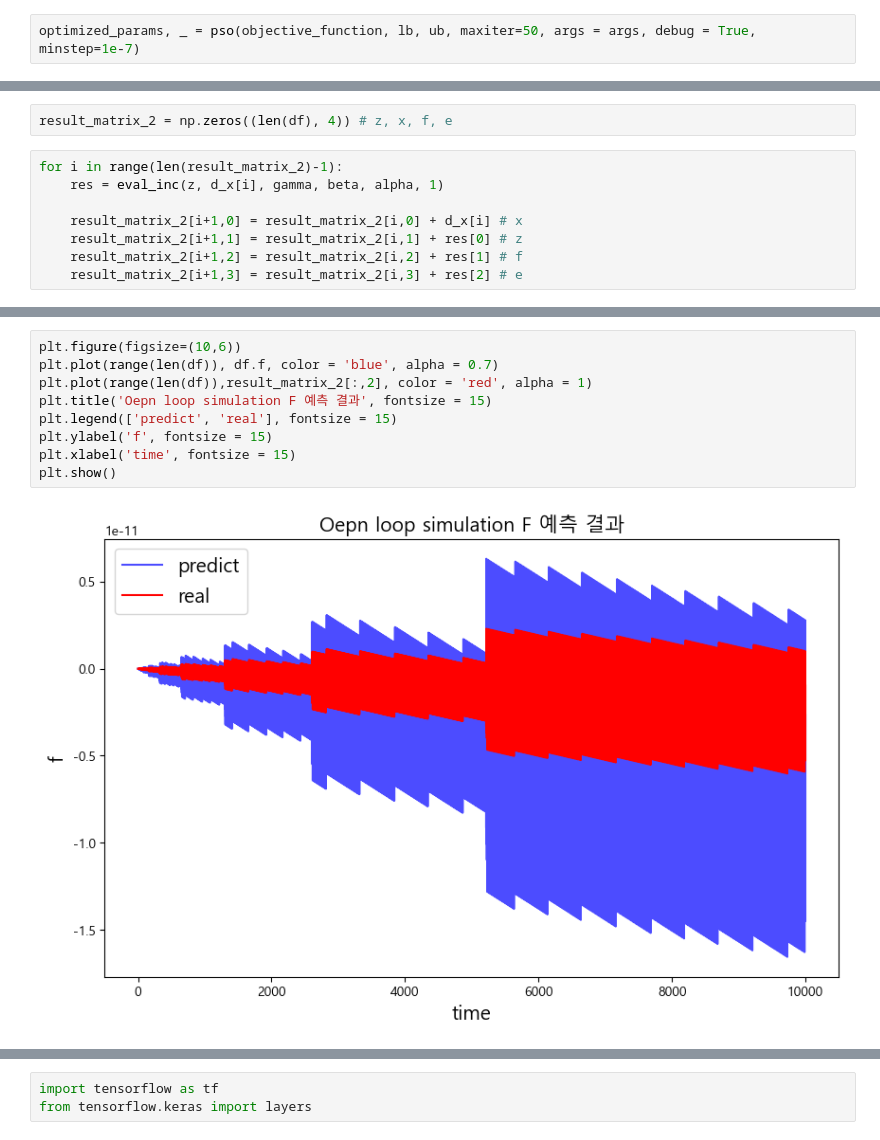
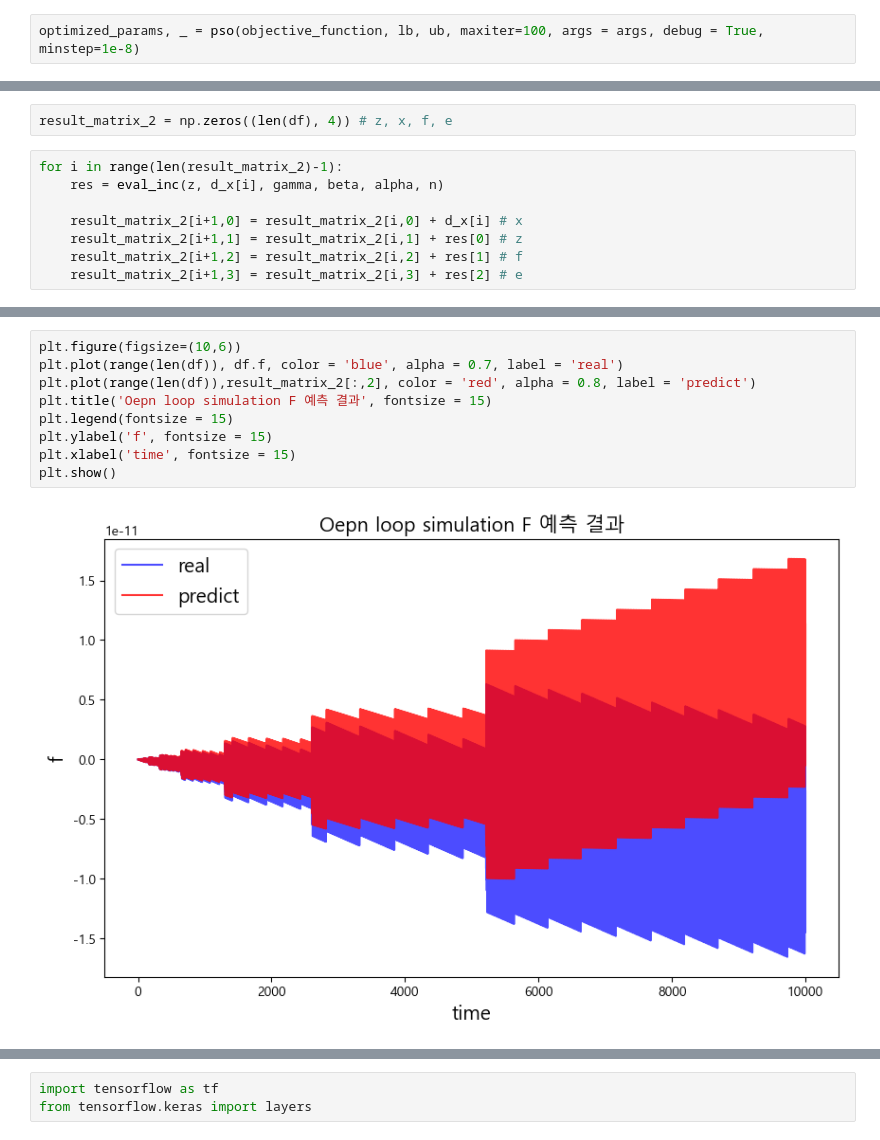
Before and after one commit to Jjineeq/hysteresis_curve, a Jupyter notebook: operator/ode_test.ipynb, the cells around one changed output, grey strips where cells are left out. Drawn from its saved outputs; the diff is of its cells as text.

```diff
--- a/operator/ode_test.ipynb
+++ b/operator/ode_test.ipynb
@@ -195,6 +195,6 @@ ub = [10, 10, 10, 10, 10]
 
 args = (train_dx, np.append(np.diff(train_df['f'], axis=0),0))
 # %%
-optimized_params, _ = pso(objective_function, lb, ub, maxiter=50, args = args, debug = True, minstep=1e-7)
+optimized_params, _ = pso(objective_function, lb, ub, maxiter=100, args = args, debug = True, minstep=1e-8)
 # %% [output]
 No constraints given.
@@ -225,7 +225,7 @@ gamma, beta, alpha, n, z = optimized_params
 result_matrix_2 = np.zeros((len(df), 4)) # z, x, f, e
 # %%
 for i in range(len(result_matrix_2)-1):
-    res = eval_inc(z, d_x[i], gamma, beta, alpha, 1)
+    res = eval_inc(z, d_x[i], gamma, beta, alpha, n)
 
     result_matrix_2[i+1,0] = result_matrix_2[i,0] + d_x[i] # x
     result_matrix_2[i+1,1] = result_matrix_2[i,1] + res[0] # z
@@ -242,11 +234,11 @@ plt.plot(result_matrix_2)
 # %%
 plt.figure(figsize=(10,6))
-plt.plot(range(len(df)), df.f, color = 'blue', alpha = 0.7)
-plt.plot(range(len(df)),result_matrix_2[:,2], color = 'red', alpha = 1)
+plt.plot(range(len(df)), df.f, color = 'blue', alpha = 0.7, label = 'real')
+plt.plot(range(len(df)),result_matrix_2[:,2], color = 'red', alpha = 0.8, label = 'predict')
 plt.title('Oepn loop simulation F 예측 결과', fontsize = 15)
-plt.legend(['predict', 'real'], fontsize = 15)
+plt.legend(fontsize = 15)
 plt.ylabel('f', fontsize = 15)
 plt.xlabel('time', fontsize = 15)
 plt.show()
 # %% [output]
-[figure, old version]
+[figure, new version]
```
Also changed, not shown: parts of 24 cells of this notebook, 2 other files.
